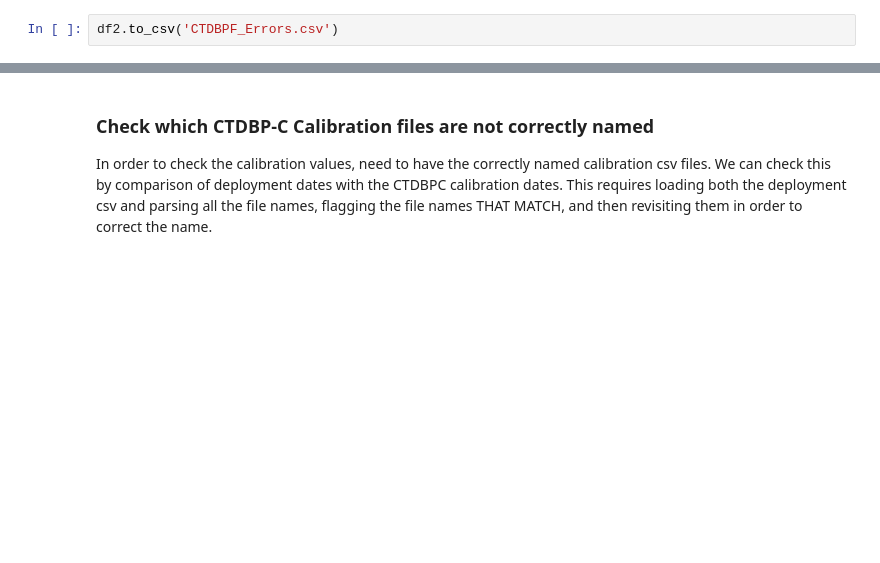
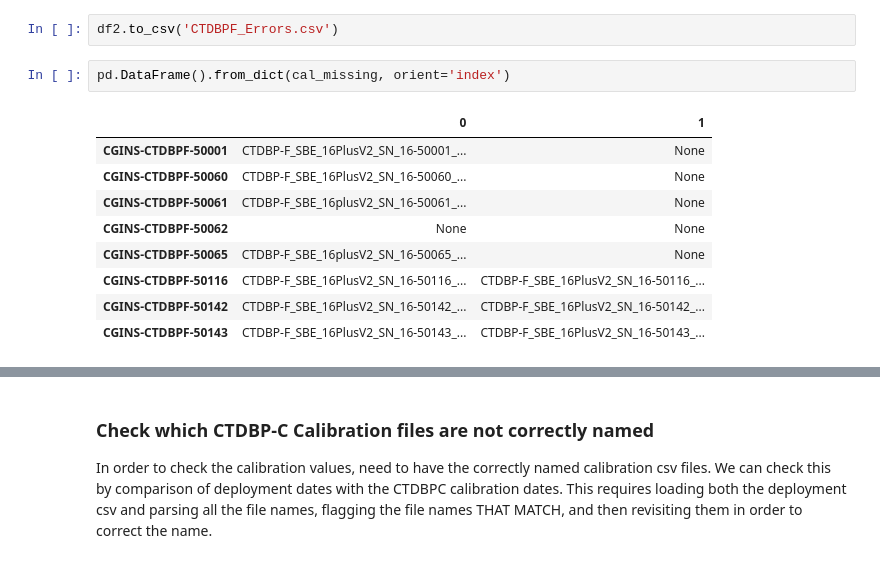
Before and after one commit to cooleyky/QAQC_Sandbox, a Jupyter notebook: Metadata_Review/Metadata_Review.ipynb, the cells around one changed output, grey strips where cells are left out. Cells and saved outputs as stored; diff of their text form; blank space fills up the shorter version.

```diff
--- a/Metadata_Review/Metadata_Review.ipynb
+++ b/Metadata_Review/Metadata_Review.ipynb
@@ -1216,3 +1229,15 @@ df2
 | CGINS-CTDBPF-50143 | NaN | NaN | NaN | NaN | NaN | NaN | NaN | NaN | ... |
 # %%
 df2.to_csv('CTDBPF_Errors.csv')
+# %%
+pd.DataFrame().from_dict(cal_missing, orient='index')
+# %% [output]
+|  | 0 | 1 |
+| CGINS-CTDBPF-50001 | CTDBP-F_SBE_16PlusV2_SN_16-50001_... | None |
+| CGINS-CTDBPF-50060 | CTDBP-F_SBE_16PlusV2_SN_16-50060_... | None |
+| CGINS-CTDBPF-50061 | CTDBP-F_SBE_16plusV2_SN_16-50061_... | None |
+| CGINS-CTDBPF-50062 | None | None |
+| CGINS-CTDBPF-50065 | CTDBP-F_SBE_16plusV2_SN_16-50065_... | None |
+| CGINS-CTDBPF-50116 | CTDBP-F_SBE_16PlusV2_SN_16-50116_... | CTDBP-F_SBE_16PlusV2_SN_16-50116_... |
+| CGINS-CTDBPF-50142 | CTDBP-F_SBE_16PlusV2_SN_16-50142_... | CTDBP-F_SBE_16PlusV2_SN_16-50142_... |
+| CGINS-CTDBPF-50143 | CTDBP-F_SBE_16PlusV2_SN_16-50143_... | CTDBP-F_SBE_16PlusV2_SN_16-50143_... |
```
Also changed, not shown: parts of 9 cells of this notebook, 1 other file.
